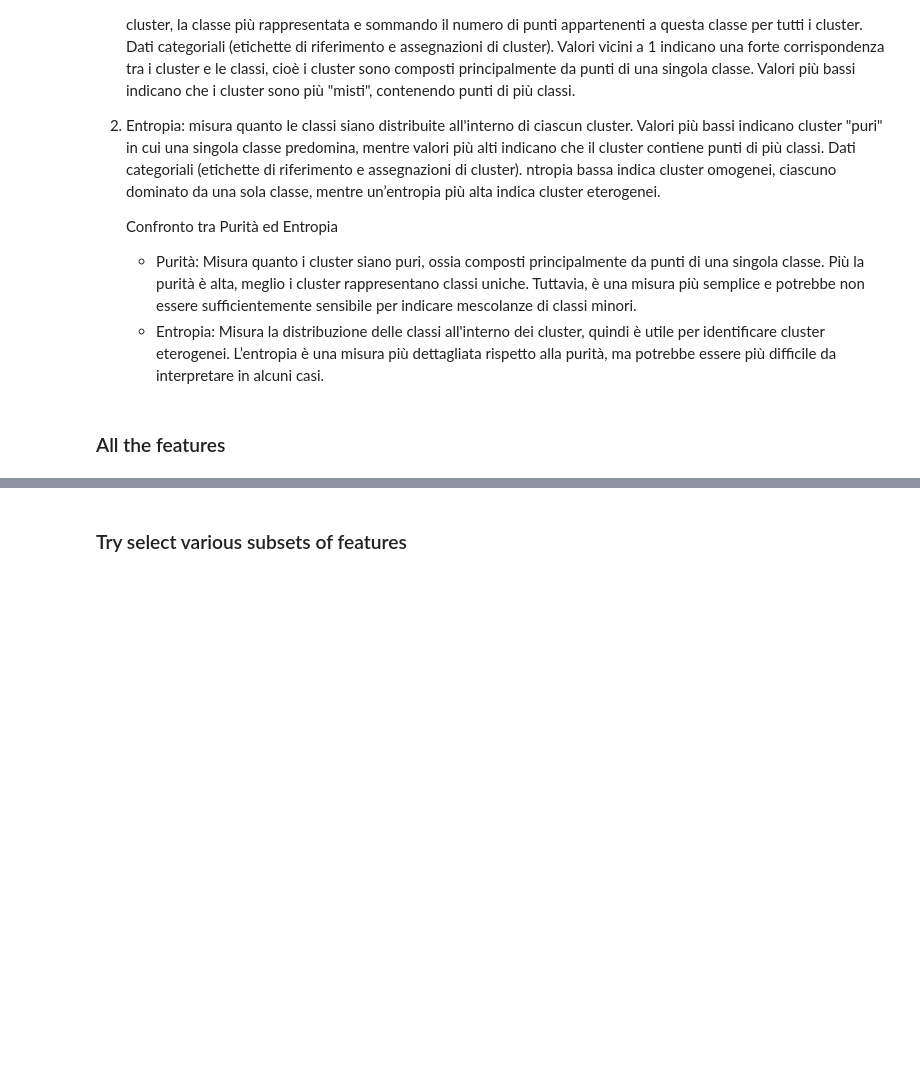
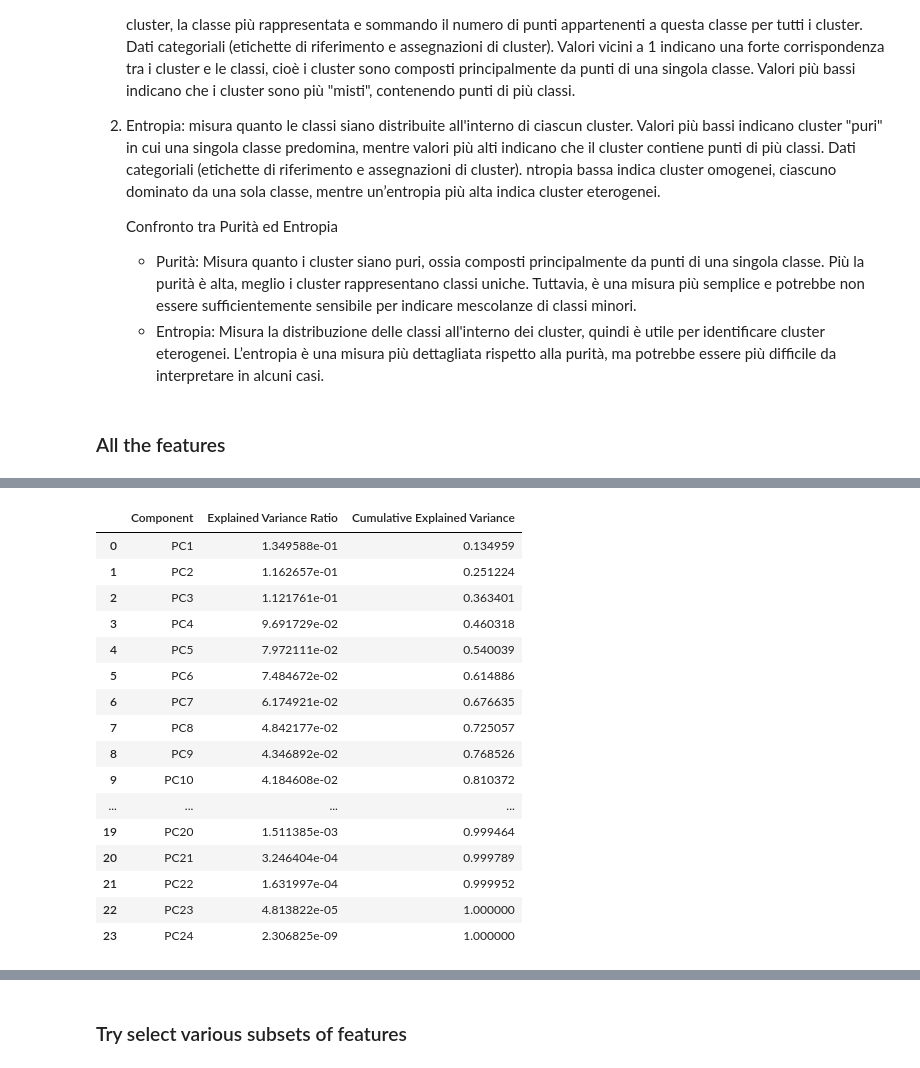
Before and after one commit to Dylan-Nico/Data-Mining-Cyclist-data, a Jupyter notebook: task_3_clustering/k_means.ipynb, the cells around one changed output, grey strips where cells are left out. Cells and saved outputs as stored; diff of their text form; code cells hidden in the pictures; blank space fills up the shorter version.

```diff
--- a/task_3_clustering/k_means.ipynb
+++ b/task_3_clustering/k_means.ipynb
@@ -416,0 +403,44 @@ plt.show()
+# %%
+from sklearn.decomposition import PCA
+from sklearn.preprocessing import StandardScaler
+
+# Standardizzazione delle feature numeriche
+scaler = StandardScaler()
+numerical_features_scaled = scaler.fit_transform(numerical_features_new)
+
+# Applicazione della PCA
+pca = PCA()
+pca_result = pca.fit_transform(numerical_features_scaled)
+
+# Calcoliamo la varianza spiegata per ciascuna componente principale
+explained_variance_ratio = pca.explained_variance_ratio_
+
+# Mostriamo la varianza spiegata cumulativa
+explained_variance_cumulative = explained_variance_ratio.cumsum()
+
+# Creazione di un DataFrame per mostrare i risultati
+pca_summary = pd.DataFrame({
+    'Component': [f'PC{i+1}' for i in range(len(explained_variance_ratio))],
+    'Explained Variance Ratio': explained_variance_ratio,
+    'Cumulative Explained Variance': explained_variance_cumulative
+})
+
+pca_summary
+# %% [output]
+|  | Component | Explained Variance Ratio | Cumulative Explained Variance |
+| 0 | PC1 | 1.349588e-01 | 0.134959 |
+| 1 | PC2 | 1.162657e-01 | 0.251224 |
+| 2 | PC3 | 1.121761e-01 | 0.363401 |
+| 3 | PC4 | 9.691729e-02 | 0.460318 |
+| 4 | PC5 | 7.972111e-02 | 0.540039 |
+| 5 | PC6 | 7.484672e-02 | 0.614886 |
+| 6 | PC7 | 6.174921e-02 | 0.676635 |
+| 7 | PC8 | 4.842177e-02 | 0.725057 |
+| 8 | PC9 | 4.346892e-02 | 0.768526 |
+| 9 | PC10 | 4.184608e-02 | 0.810372 |
+| ... | ... | ... | ... |
+| 19 | PC20 | 1.511385e-03 | 0.999464 |
+| 20 | PC21 | 3.246404e-04 | 0.999789 |
+| 21 | PC22 | 1.631997e-04 | 0.999952 |
+| 22 | PC23 | 4.813822e-05 | 1.000000 |
+| 23 | PC24 | 2.306825e-09 | 1.000000 |
```
Also changed, not shown: parts of 9 cells of this notebook.
